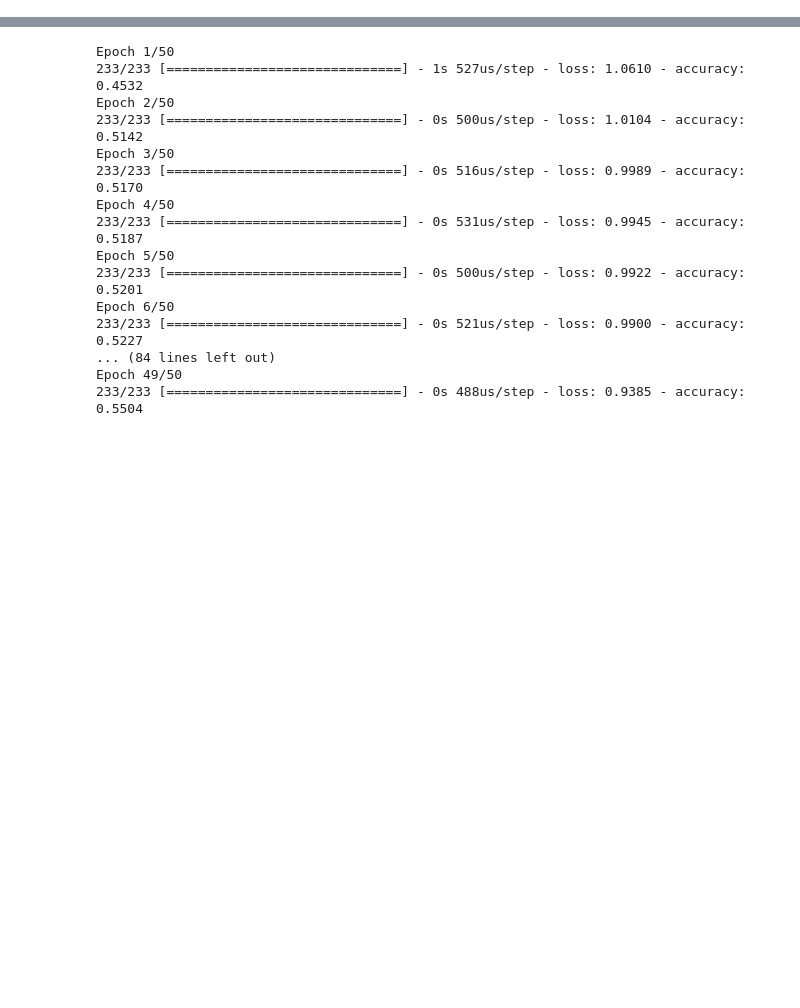
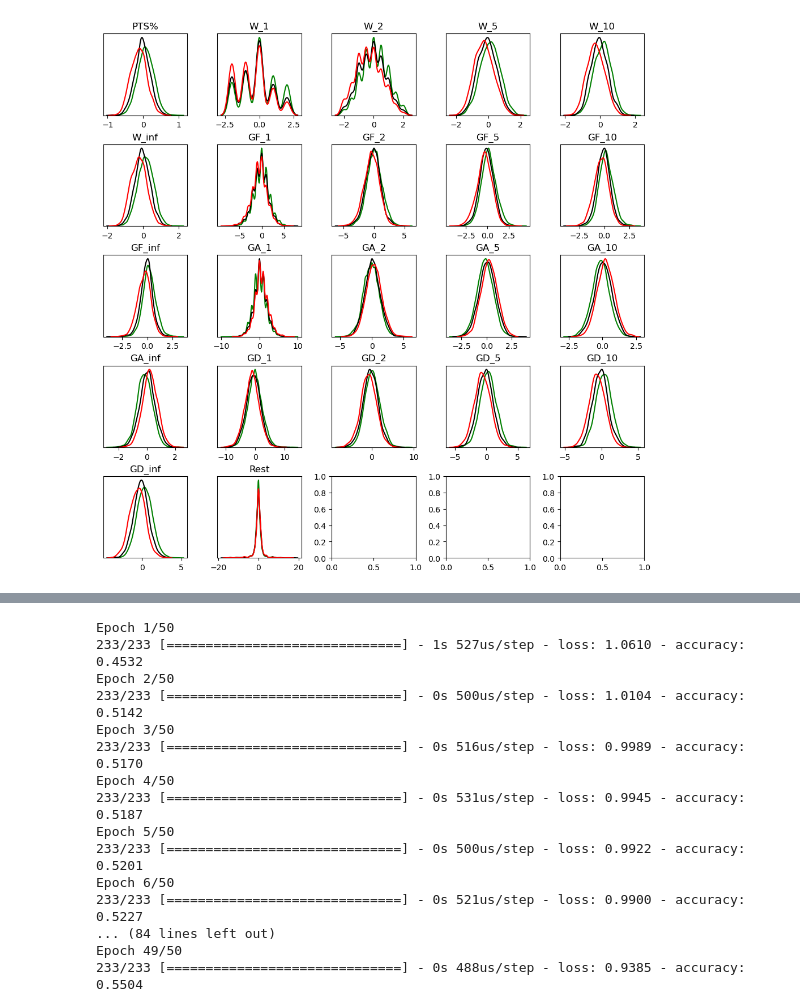
Before and after one commit to martinbog19/premier-league-predictor, a Jupyter notebook: scarper.ipynb, the cells around one changed output, grey strips where cells are left out. Saved outputs shown, nothing was run; the diff lists cells and outputs as text; code cells hidden in the pictures; blank space fills up the shorter version.

```diff
--- a/scarper.ipynb
+++ b/scarper.ipynb
@@ -18,3 +13,22 @@ games = scraper.fit()
-# %%
-games = pd.concat([games, pd.get_dummies(games['Result'].replace(1,'Win').replace(0,'Draw').replace(-1,'Loss'))], axis = 1)
+# %%
+gamesq = games.copy()[(games['Game_home'] > 4) & (games['Game_away'] > 4) & (games['Rest'] < 20) & (games['Rest'] > -20)]
+# %%
+_, ax = plt.subplots(5, 5, figsize = (10,10)); ax = ax.flatten()
+
+for i, f in enumerate(games.columns[9:-3]) :
+
+    df = gamesq.groupby('Result').get_group(1)
+    sns.kdeplot(df[f], c = 'g', ax = ax[i])
+    df = gamesq.groupby('Result').get_group(0)
+    sns.kdeplot(df[f], c = 'k', ax = ax[i])
+    df = gamesq.groupby('Result').get_group(-1)
+    sns.kdeplot(df[f], c = 'r', ax = ax[i])
+    ax[i].set_yticks([])
+    ax[i].set_ylabel('')
+    ax[i].set_xlabel('')
+    ax[i].set_title(f)
+
+plt.tight_layout(h_pad = 0.5, w_pad = 0.1)
+# %% [output]
+[figure, added]
 # %%
```
Also changed, not shown: parts of 4 cells of this notebook, 1 other file.
